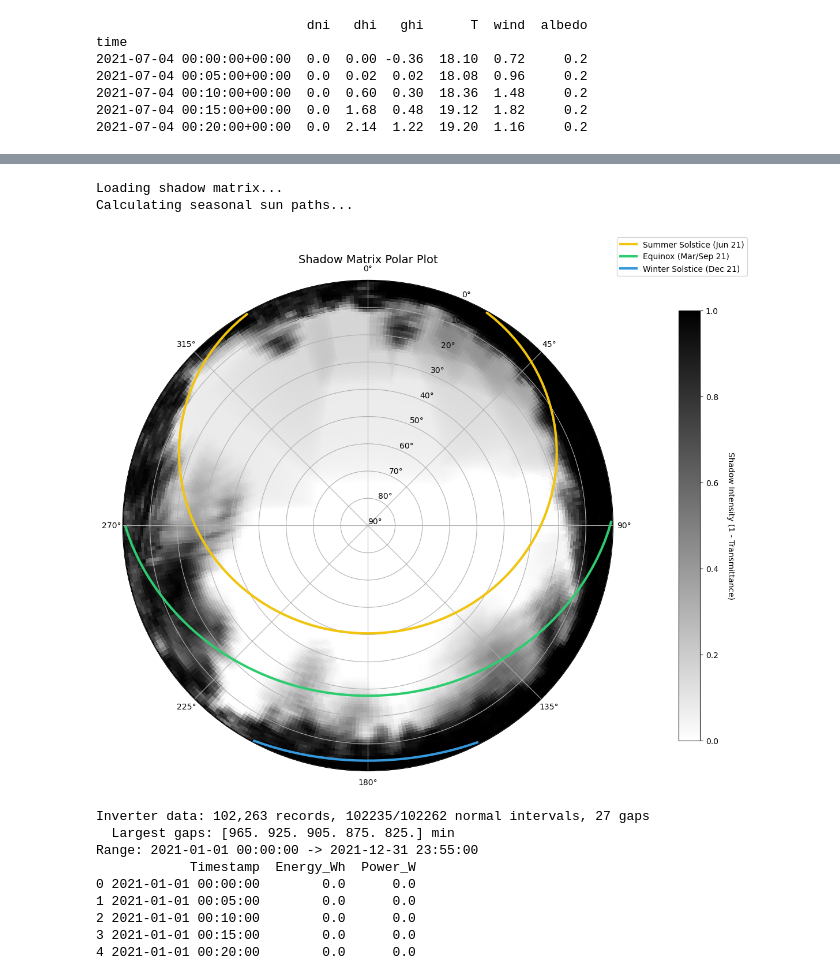
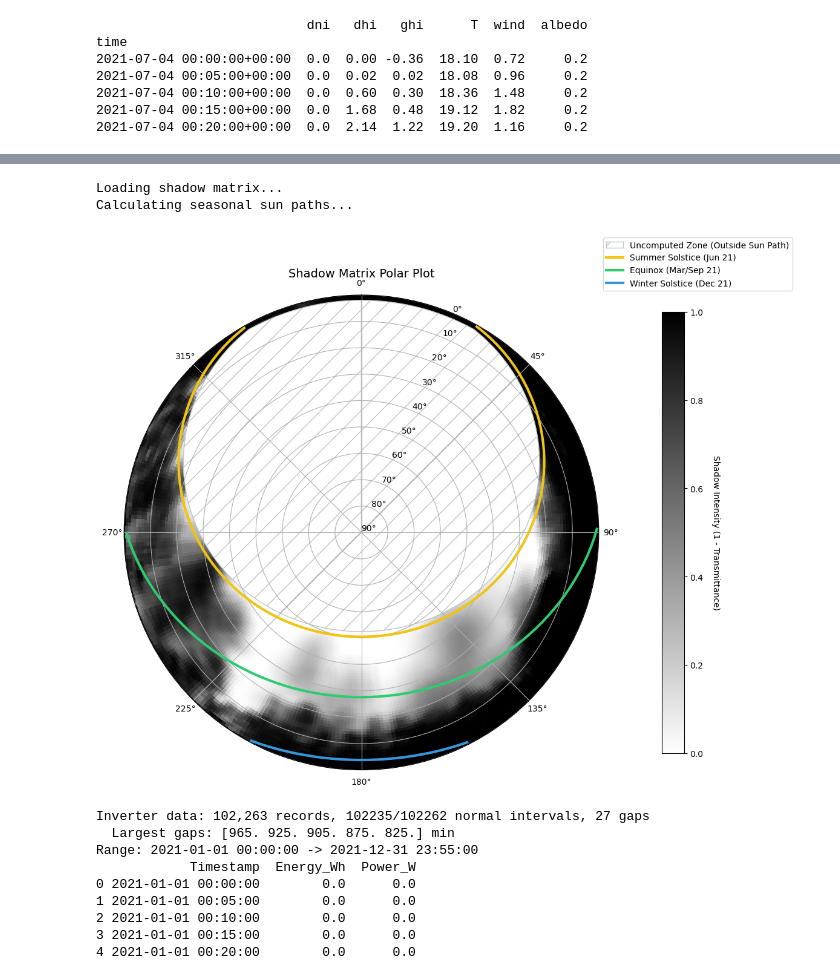
Before and after one commit to HD0NG/VoxSolaris2, a Jupyter notebook: main_analysis.ipynb, the cells around one changed output, grey strips where cells are left out. Cells and saved outputs as stored; diff of their text form; code cells hidden in the pictures.

```diff
--- a/main_analysis.ipynb
+++ b/main_analysis.ipynb
@@ -109,11 +135,11 @@ Shadow matrix shape: (91, 361)  (altitude x azimuth)
 # %%
 # %% --- 5. Visualise Shadow Matrix ---
 if plot_shadow_matrix_with_sunpaths is not None:
-    plot_shadow_matrix_with_sunpaths(SHADOW_CSV, fill_missing=False)
+    plot_shadow_matrix_with_sunpaths(SHADOW_CSV, fill_missing=True)
 # %% [output]
 Loading shadow matrix...
 Calculating seasonal sun paths...
-[figure, old version]
+[figure, new version]
 # %%
 # %% --- 6. Load Inverter Data ---
 pv_df = load_inverter_data(PV_EXCEL, expected_interval_min=cfg.interval_minutes)
```
Also changed, not shown: parts of 3 cells of this notebook, 8 other files.
